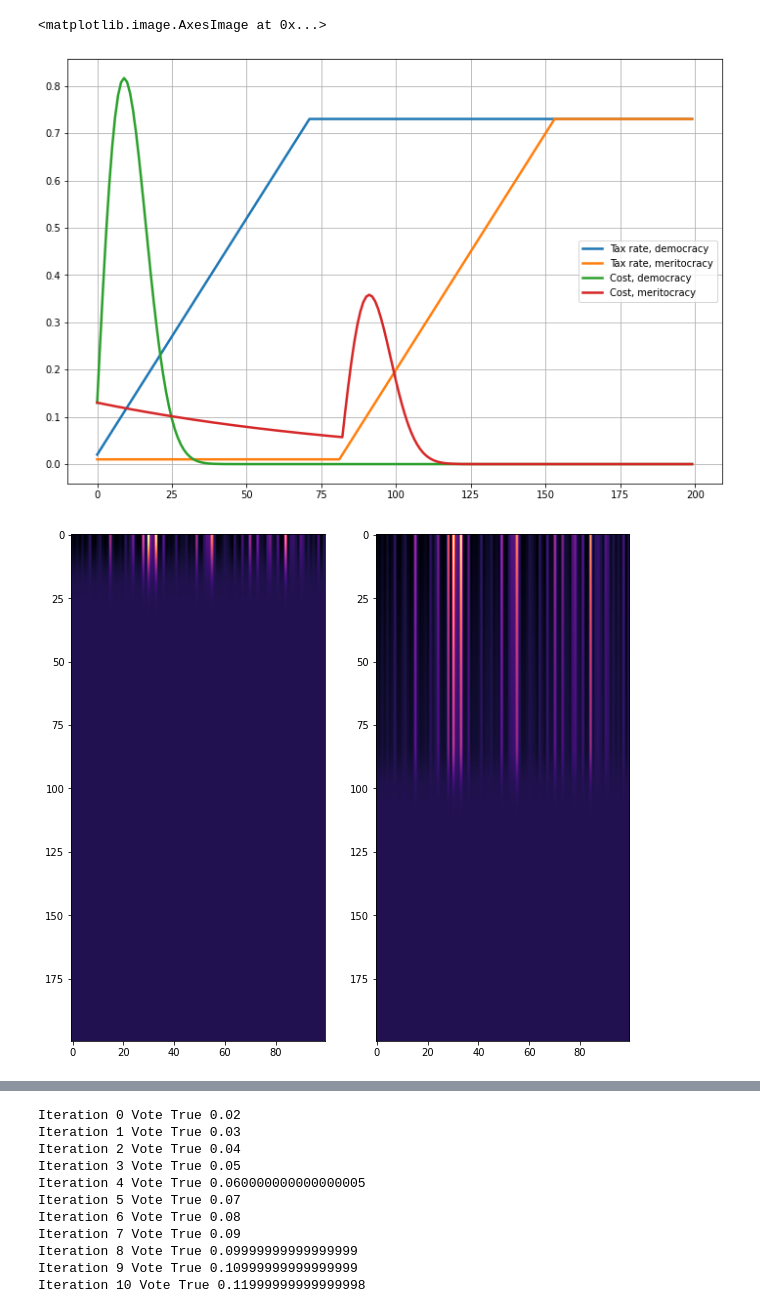
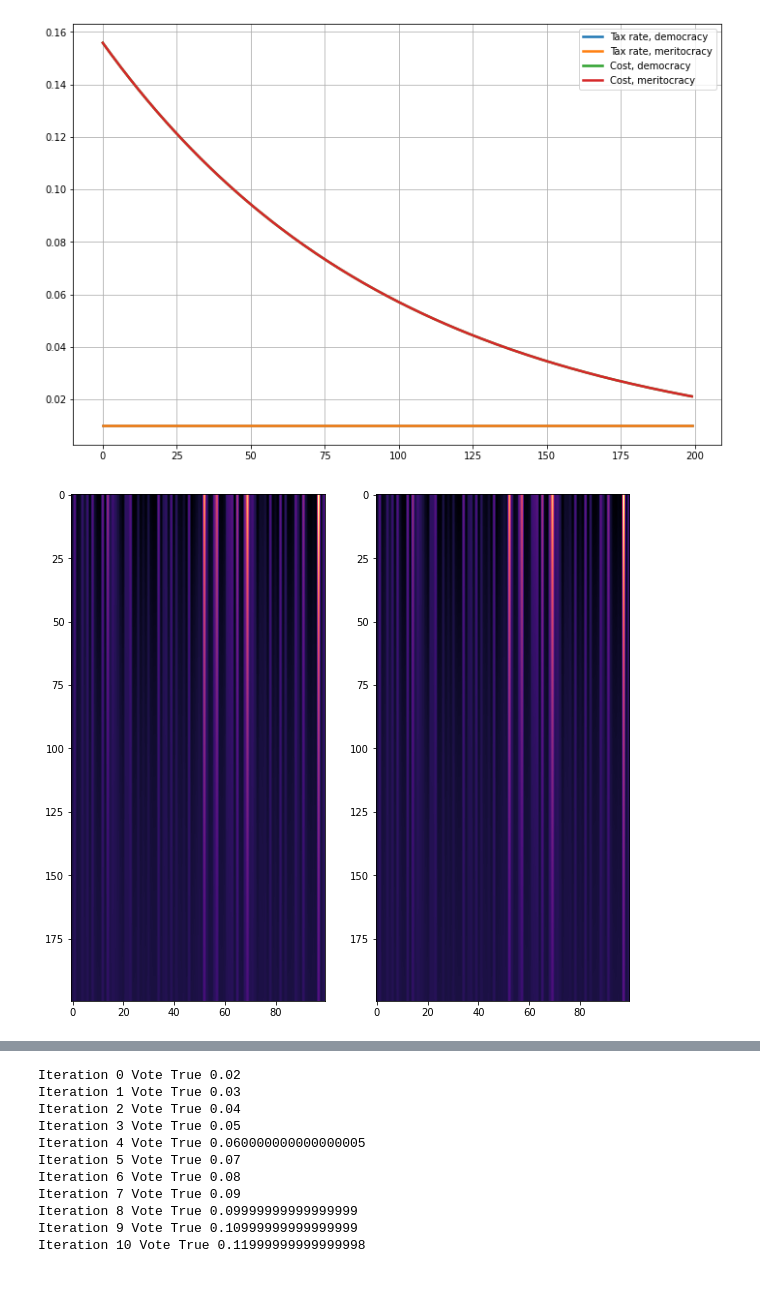
Before and after one commit to aceofgreens/weighted_voting, a Jupyter notebook: weighted_voting_simulation2.ipynb, the cells around one changed output, grey strips where cells are left out. Drawn from its saved outputs; the diff is of its cells as text; code cells hidden in the pictures; blank space fills up the shorter version.

```diff
--- a/weighted_voting_simulation2.ipynb
+++ b/weighted_voting_simulation2.ipynb
@@ -53,8 +53,8 @@ def save_results2(w0, n_iterations=50, use_weights=False):
     for i in range(n_iterations):
         w, vote, cost = voting_iteration2(w, tax_rate=current_tax_rate, use_weights=use_weights)
 
-        if vote == True:
-            current_tax_rate += 0.01
+        # if vote == True:
+        #     current_tax_rate += 0.01
         results[i] = w
         tax_rates[i] = current_tax_rate
         costs[i] = cost
@@ -101,6 +87,5 @@ tax rate: [0.02 0.03 0.04 0.05 0.06 0.07 0.08 0.09 0.1  0.11 0.12 0.13 0.14 0.15
-<matplotlib.image.AxesImage at 0x...>
-[figure, old version]
+[figure, new version]
-[figure, old version]
+[figure, new version]
 # %%
 # Compare cumulative costs under democracy and meritocracy
 plt.figure(figsize=(12, 8), facecolor='white')
```
Also changed, not shown: parts of 2 cells of this notebook, 2 other files.
